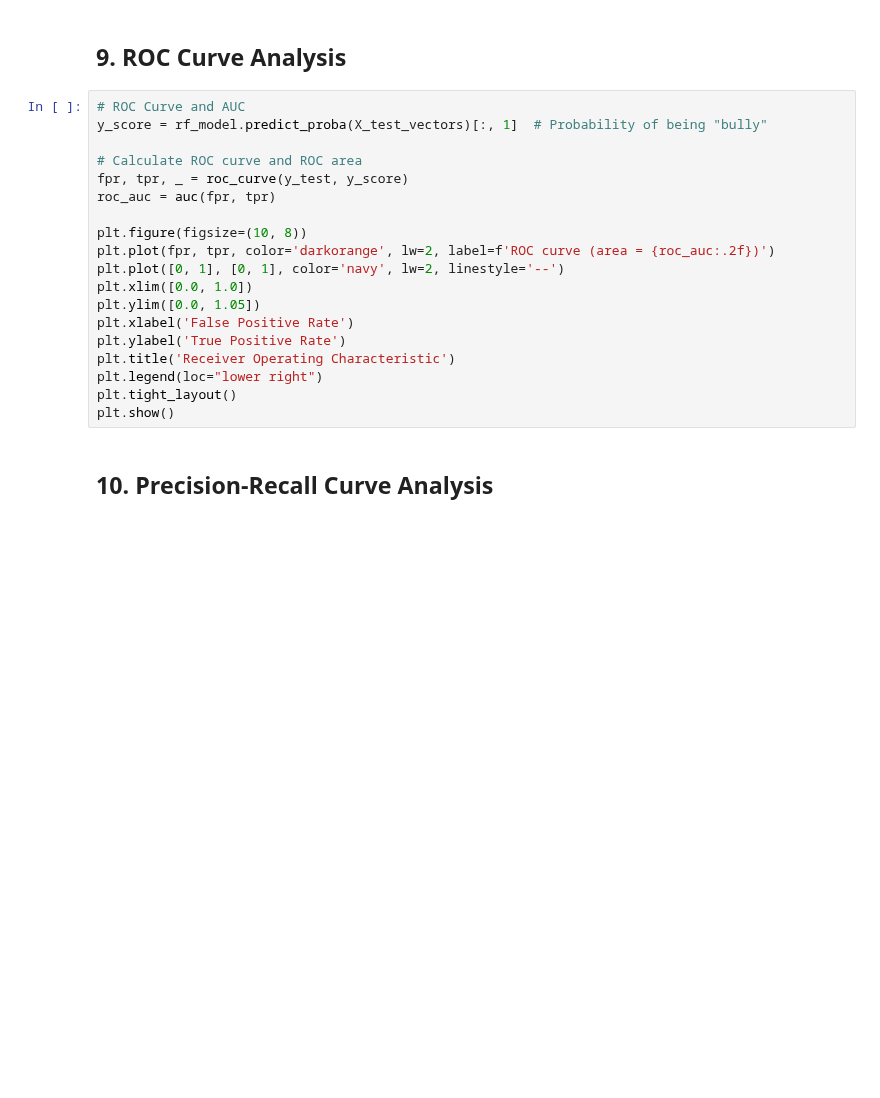
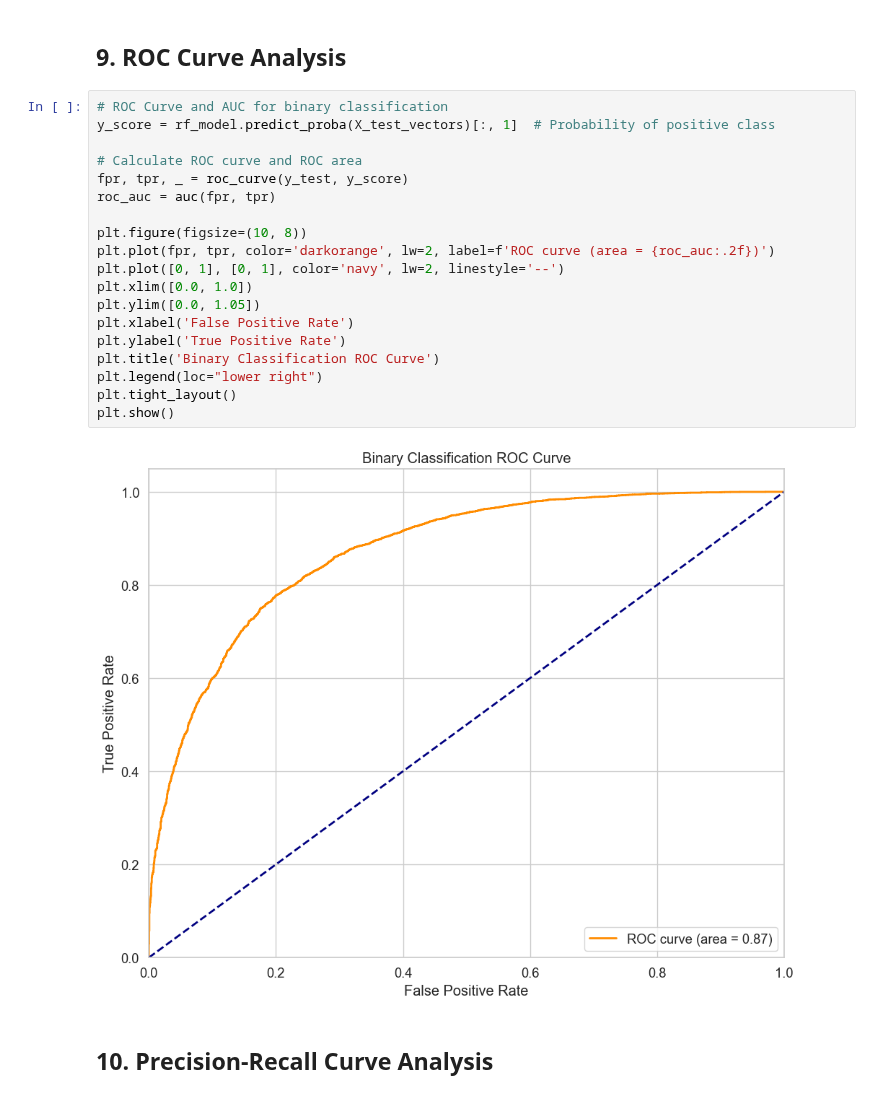
Before and after one commit to NotAlpha45/bangla-cyberbullying, a Jupyter notebook: code/random_forest_run/binary_class.ipynb, the cells around one changed output. Cells and saved outputs as stored; diff of their text form; blank space fills up the shorter version.

```diff
--- a/code/random_forest_run/binary_class.ipynb
+++ b/code/random_forest_run/binary_class.ipynb
@@ -246,24 +278,26 @@ plt.show()
 # %% [markdown]
 ## 9. ROC Curve Analysis
 # %%
-# ROC Curve and AUC
-y_score = rf_model.predict_proba(X_test_vectors)[:, 1]  # Probability of being "bully"
+# ROC Curve and AUC for binary classification
+y_score = rf_model.predict_proba(X_test_vectors)[:, 1]  # Probability of positive class
 
 # Calculate ROC curve and ROC area
 fpr, tpr, _ = roc_curve(y_test, y_score)
 roc_auc = auc(fpr, tpr)
 
 plt.figure(figsize=(10, 8))
 plt.plot(fpr, tpr, color='darkorange', lw=2, label=f'ROC curve (area = {roc_auc:.2f})')
 plt.plot([0, 1], [0, 1], color='navy', lw=2, linestyle='--')
 plt.xlim([0.0, 1.0])
 plt.ylim([0.0, 1.05])
 plt.xlabel('False Positive Rate')
 plt.ylabel('True Positive Rate')
-plt.title('Receiver Operating Characteristic')
+plt.title('Binary Classification ROC Curve')
 plt.legend(loc="lower right")
 plt.tight_layout()
 plt.show()
+# %% [output]
+[figure, added]
 # %% [markdown]
 ## 10. Precision-Recall Curve Analysis
 # %%
```
Also changed, not shown: parts of 20 cells of this notebook.
